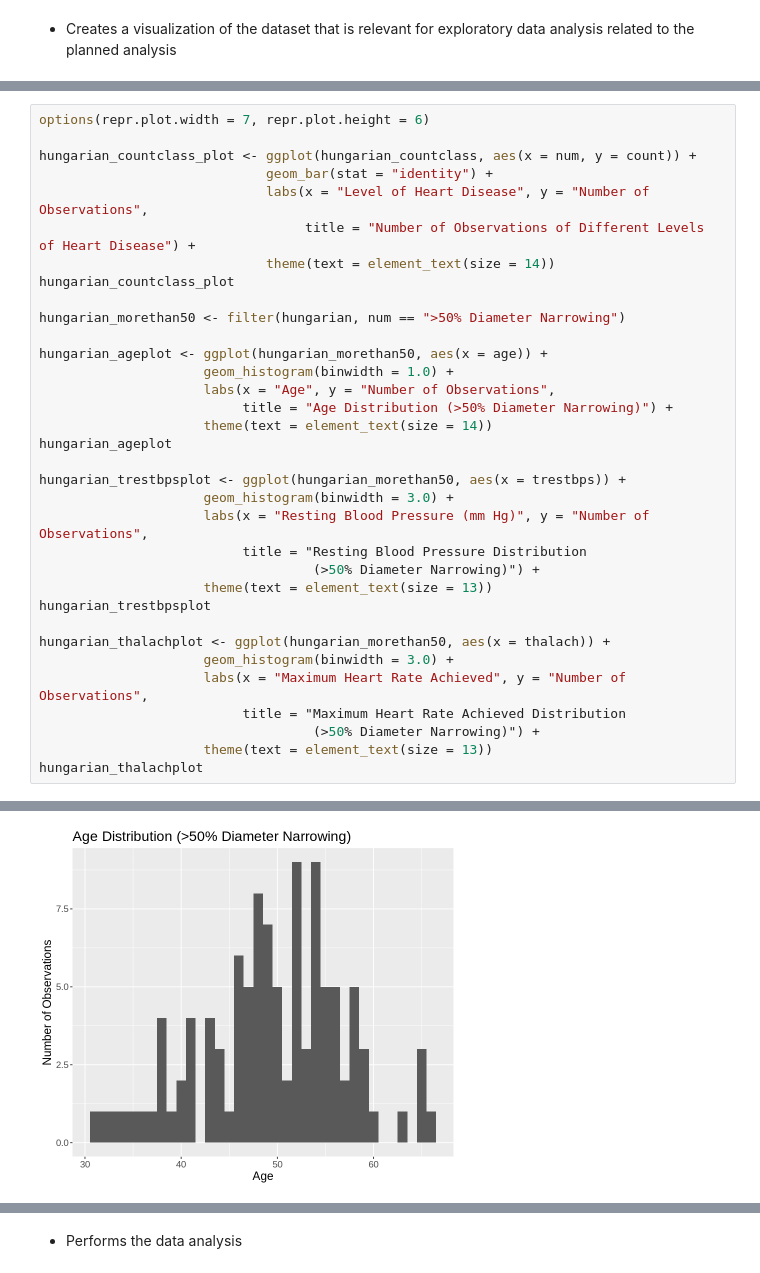
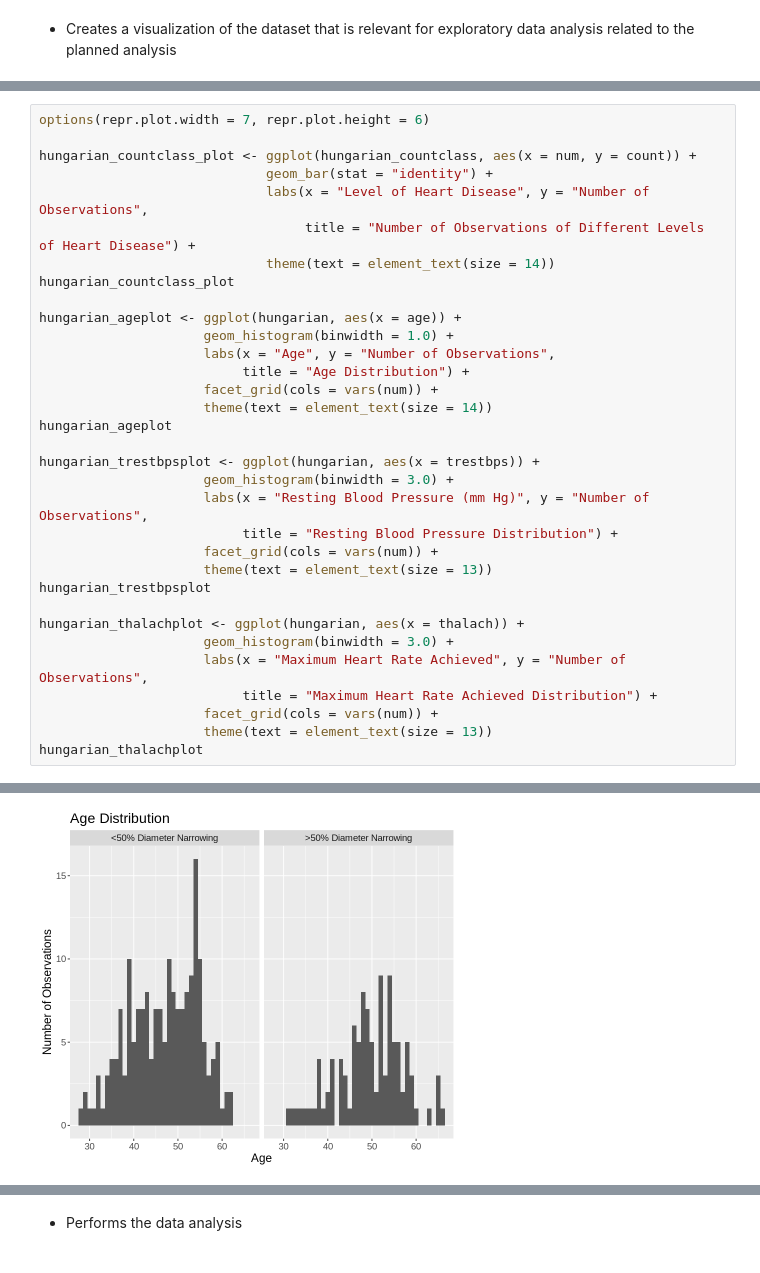
Before and after one commit to stevenlu0830/dsci-100-2024-s1-project, a Jupyter notebook: Project Report.ipynb, the cells around one changed output, grey strips where cells are left out. Cells and saved outputs as stored; diff of their text form.

```diff
--- a/Project Report.ipynb
+++ b/Project Report.ipynb
@@ -171,37 +171,36 @@ For data visualization, we could first use the bar graph to compare the number o
 # %%
 options(repr.plot.width = 7, repr.plot.height = 6)
 
 hungarian_countclass_plot <- ggplot(hungarian_countclass, aes(x = num, y = count)) +
                              geom_bar(stat = "identity") +
                              labs(x = "Level of Heart Disease", y = "Number of Observations",
                                   title = "Number of Observations of Different Levels of Heart Disease") +
                              theme(text = element_text(size = 14))
 hungarian_countclass_plot
 
-hungarian_morethan50 <- filter(hungarian, num == ">50% Diameter Narrowing")
-
-hungarian_ageplot <- ggplot(hungarian_morethan50, aes(x = age)) +
+hungarian_ageplot <- ggplot(hungarian, aes(x = age)) +
                      geom_histogram(binwidth = 1.0) +
                      labs(x = "Age", y = "Number of Observations",
-                          title = "Age Distribution (>50% Diameter Narrowing)") +
+                          title = "Age Distribution") +
+                     facet_grid(cols = vars(num)) +
                      theme(text = element_text(size = 14))
 hungarian_ageplot
 
-hungarian_trestbpsplot <- ggplot(hungarian_morethan50, aes(x = trestbps)) +
+hungarian_trestbpsplot <- ggplot(hungarian, aes(x = trestbps)) +
                      geom_histogram(binwidth = 3.0) +
                      labs(x = "Resting Blood Pressure (mm Hg)", y = "Number of Observations",
-                          title = "Resting Blood Pressure Distribution
-                                   (>50% Diameter Narrowing)") +
+                          title = "Resting Blood Pressure Distribution") +
+                     facet_grid(cols = vars(num)) +
                      theme(text = element_text(size = 13))
 hungarian_trestbpsplot
 
-hungarian_thalachplot <- ggplot(hungarian_morethan50, aes(x = thalach)) +
+hungarian_thalachplot <- ggplot(hungarian, aes(x = thalach)) +
                      geom_histogram(binwidth = 3.0) +
                      labs(x = "Maximum Heart Rate Achieved", y = "Number of Observations",
-                          title = "Maximum Heart Rate Achieved Distribution
-                                   (>50% Diameter Narrowing)") +
+                          title = "Maximum Heart Rate Achieved Distribution") +
+                     facet_grid(cols = vars(num)) +
                      theme(text = element_text(size = 13))
 hungarian_thalachplot
 # %% [output]
 [figure]
-[figure, old version]
+[figure, new version]
```
Also changed, not shown: parts of 11 cells of this notebook.
